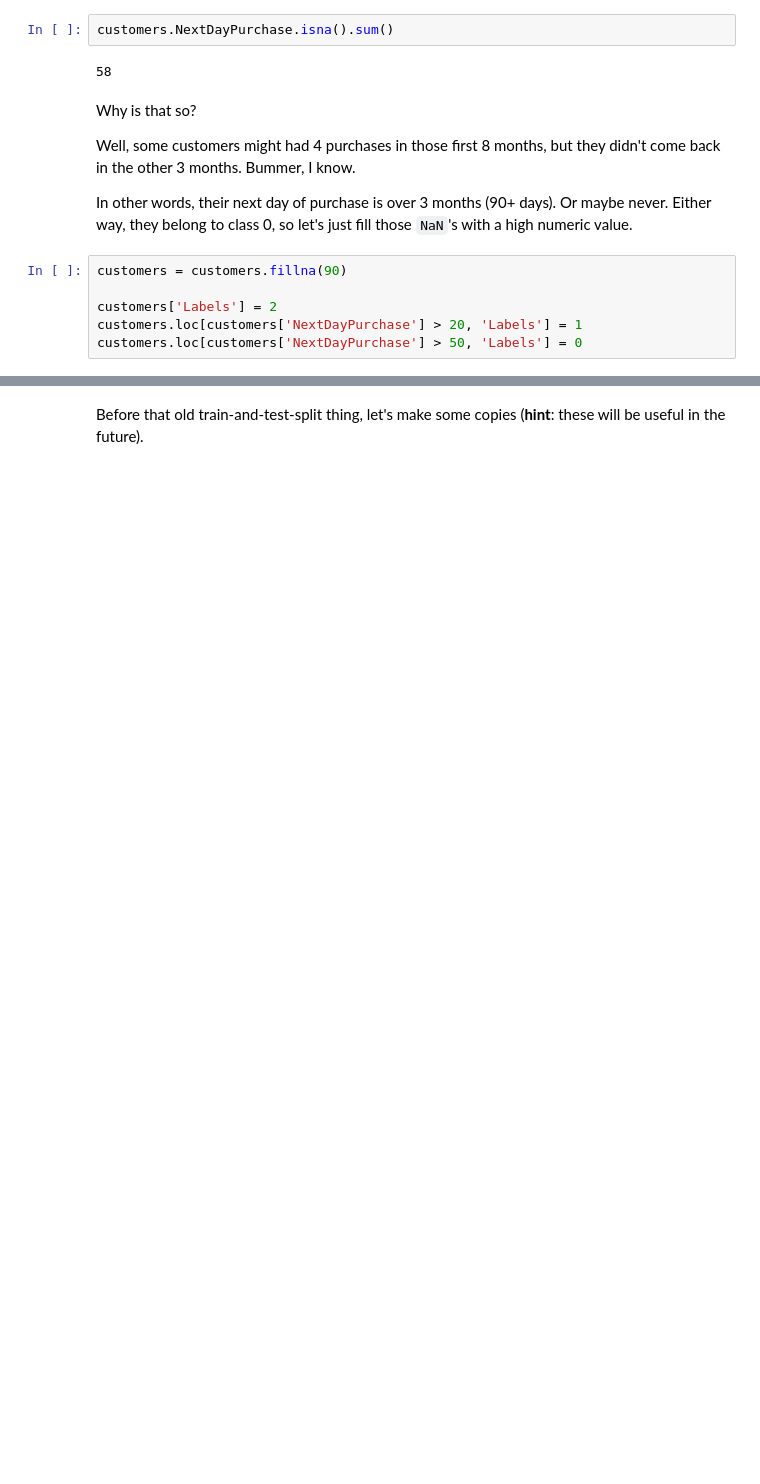
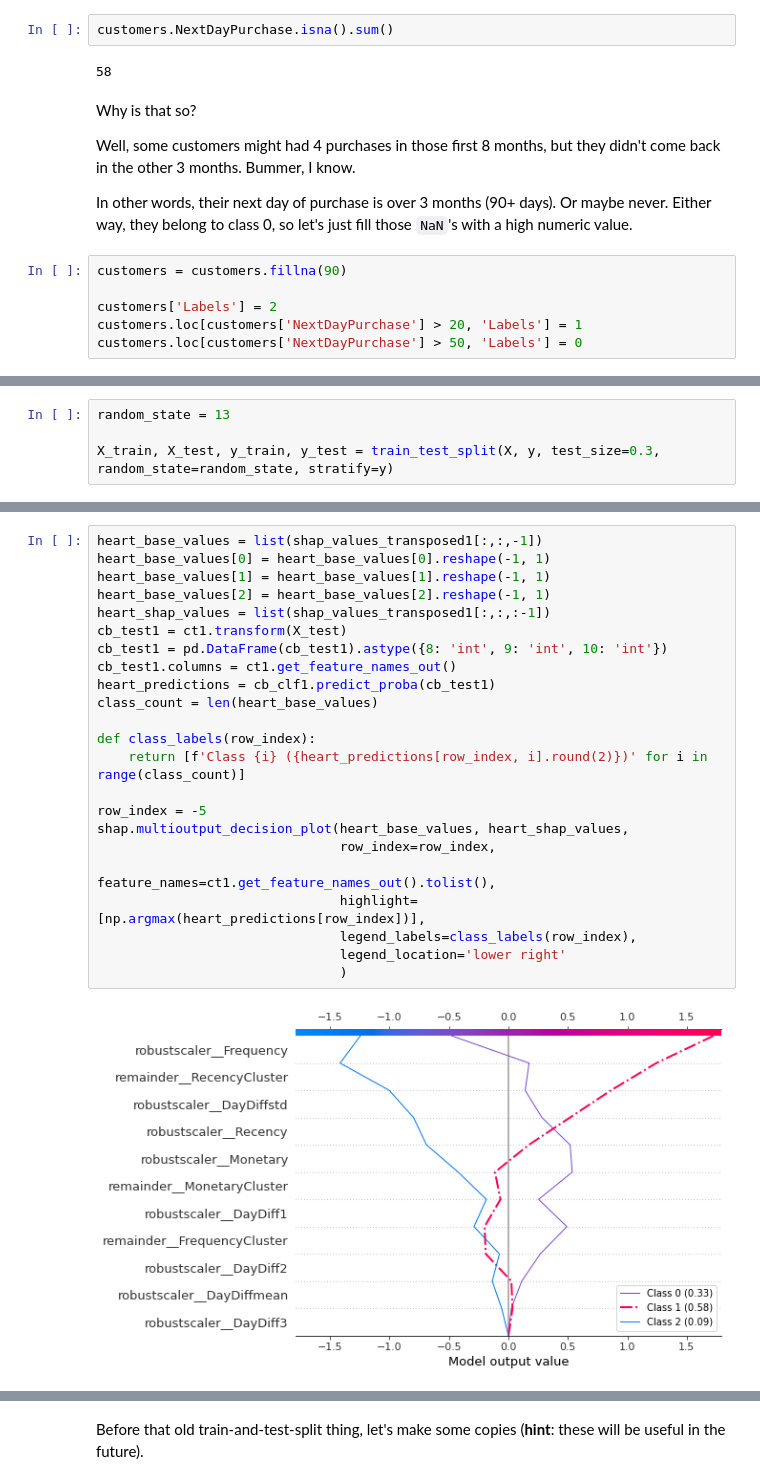
Before and after one commit to igordpm/extracting-insights-from-raw-data, a Jupyter notebook: src/04 - Predicting next purchase day.ipynb, the cells around one changed output, grey strips where cells are left out. Cells and saved outputs as stored; diff of their text form; blank space fills up the shorter version.

```diff
--- a/src/04 - Predicting next purchase day.ipynb
+++ b/src/04 - Predicting next purchase day.ipynb
@@ -269,0 +323,4 @@ customers.loc[customers['NextDayPurchase'] > 50, 'Labels'] = 0
+# %%
+random_state = 13
+
+X_train, X_test, y_train, y_test = train_test_split(X, y, test_size=0.3, random_state=random_state, stratify=y)
@@ -269,0 +478,25 @@ customers.loc[customers['NextDayPurchase'] > 50, 'Labels'] = 0
+# %%
+heart_base_values = list(shap_values_transposed1[:,:,-1])
+heart_base_values[0] = heart_base_values[0].reshape(-1, 1)
+heart_base_values[1] = heart_base_values[1].reshape(-1, 1)
+heart_base_values[2] = heart_base_values[2].reshape(-1, 1)
+heart_shap_values = list(shap_values_transposed1[:,:,:-1])
+cb_test1 = ct1.transform(X_test)
+cb_test1 = pd.DataFrame(cb_test1).astype({8: 'int', 9: 'int', 10: 'int'})
+cb_test1.columns = ct1.get_feature_names_out()
+heart_predictions = cb_clf1.predict_proba(cb_test1)
+class_count = len(heart_base_values)
+
+def class_labels(row_index):
+    return [f'Class {i} ({heart_predictions[row_index, i].round(2)})' for i in range(class_count)]
+
+row_index = -5
+shap.multioutput_decision_plot(heart_base_values, heart_shap_values,
+                               row_index=row_index,
+                               feature_names=ct1.get_feature_names_out().tolist(),
+                               highlight=[np.argmax(heart_predictions[row_index])],
+                               legend_labels=class_labels(row_index),
+                               legend_location='lower right'
+                               )
+# %% [output]
+[figure, added]
```
Also changed, not shown: parts of 102 cells of this notebook, 1 other file.
